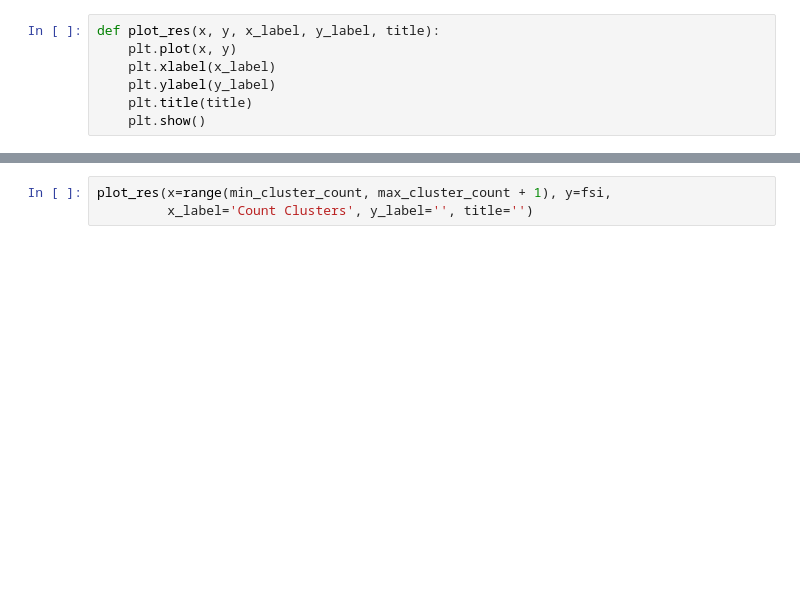
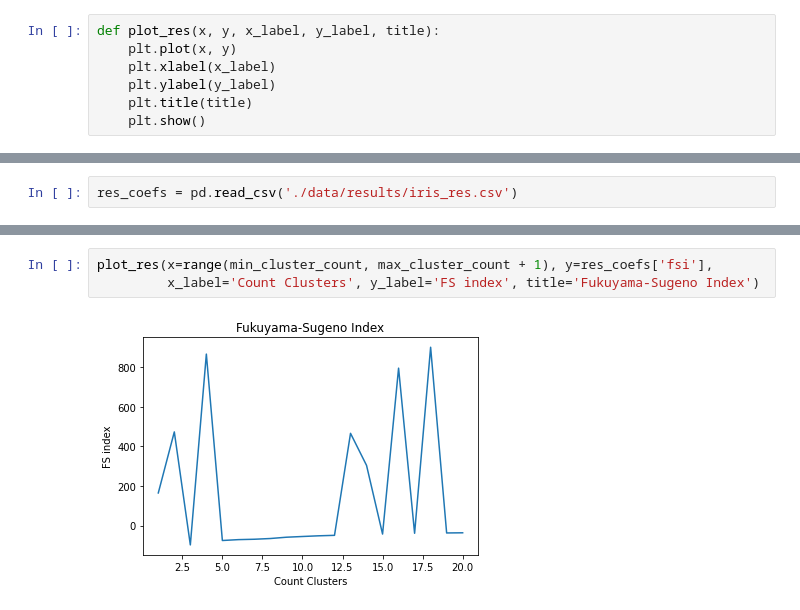
Before and after one commit to VolDonets/cmeans_python, a Jupyter notebook: kmnt_article_2022/testing_methods_irises.ipynb, the cells around one changed output, grey strips where cells are left out. Saved outputs shown, nothing was run; the diff lists cells and outputs as text; blank space fills up the shorter version.

```diff
--- a/kmnt_article_2022/testing_methods_irises.ipynb
+++ b/kmnt_article_2022/testing_methods_irises.ipynb
@@ -124,0 +129,2 @@ def plot_res(x, y, x_label, y_label, title):
+# %%
+res_coefs = pd.read_csv('./data/results/iris_res.csv')
@@ -125,3 +140,5 @@ def plot_res(x, y, x_label, y_label, title):
 # %%
-plot_res(x=range(min_cluster_count, max_cluster_count + 1), y=fsi,
-         x_label='Count Clusters', y_label='', title='')
+plot_res(x=range(min_cluster_count, max_cluster_count + 1), y=res_coefs['fsi'],
+         x_label='Count Clusters', y_label='FS index', title='Fukuyama-Sugeno Index')
+# %% [output]
+[figure, added]
```
Also changed, not shown: parts of 7 cells of this notebook.
